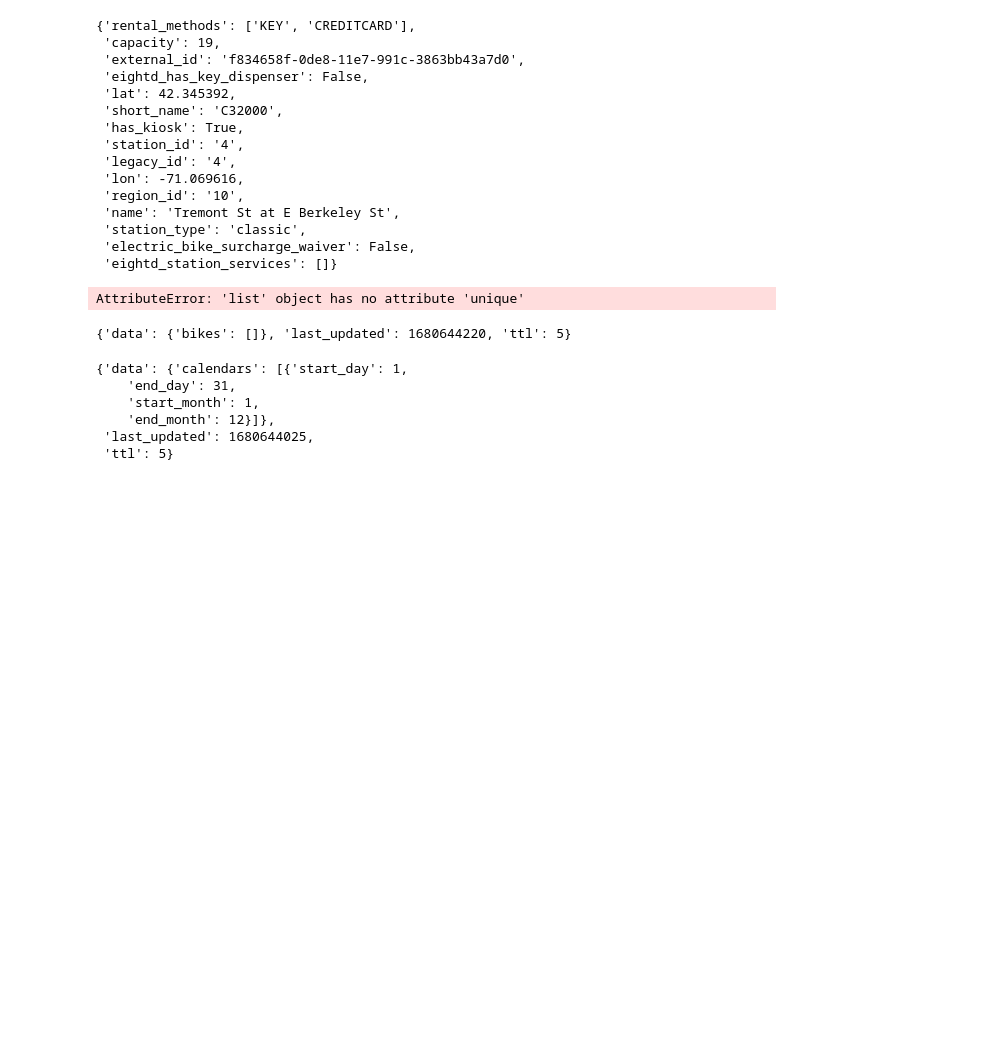
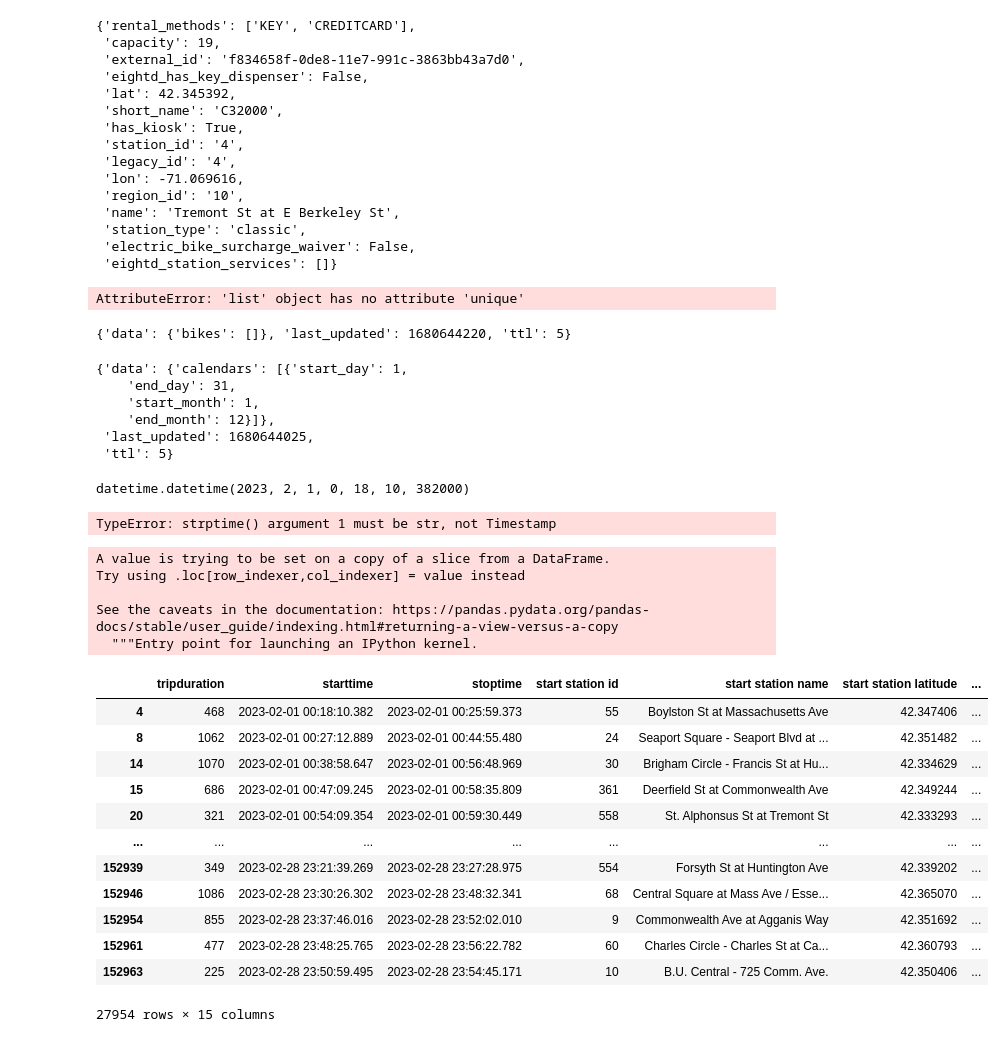
Before and after one commit to fzyang1227/bluebikes, a Jupyter notebook: DS4300_Project.ipynb, the cells around one changed output. Drawn from its saved outputs; the diff is of its cells as text; code cells hidden in the pictures; blank space fills up the shorter version.

```diff
--- a/DS4300_Project.ipynb
+++ b/DS4300_Project.ipynb
@@ -212,3 +213,38 @@ request3.json()
     'end_month': 12}]},
  'last_updated': 1680644025,
  'ttl': 5}
+# %%
+datetime.strptime('2023-02-01 00:18:10.3820', '%Y-%m-%d %H:%M:%S.%f')
+# %% [output]
+datetime.datetime(2023, 2, 1, 0, 18, 10, 382000)
+# %%
+df_bluebikes['starttime'] = df_bluebikes['starttime'].apply(lambda x : dt.datetime.strptime(x,
+                                              '%Y-%m-%d %H:%M:%S.%f'))
+df_bluebikes['stoptime'] = df_bluebikes['stoptime'].apply(lambda x : dt.datetime.strptime(x,
+                                              '%Y-%m-%d %H:%M:%S.%f'))
+# %% [output]
+TypeError: strptime() argument 1 must be str, not Timestamp
+# %%
+df_bluebikes['day_of_week'] = df_bluebikes['starttime'].dt.dayofweek
+# %% [output]
+A value is trying to be set on a copy of a slice from a DataFrame.
+Try using .loc[row_indexer,col_indexer] = value instead
+
+See the caveats in the documentation: https://pandas.pydata.org/pandas-docs/stable/user_guide/indexing.html#returning-a-view-versus-a-copy
+  """Entry point for launching an IPython kernel.
+# %%
+df_bluebikes
+# %% [output]
+|  | tripduration | starttime | stoptime | start station id | start station name | start station latitude | ... |
+| 4 | 468 | 2023-02-01 00:18:10.382 | 2023-02-01 00:25:59.373 | 55 | Boylston St at Massachusetts Ave | 42.347406 | ... |
+| 8 | 1062 | 2023-02-01 00:27:12.889 | 2023-02-01 00:44:55.480 | 24 | Seaport Square - Seaport Blvd at ... | 42.351482 | ... |
+| 14 | 1070 | 2023-02-01 00:38:58.647 | 2023-02-01 00:56:48.969 | 30 | Brigham Circle - Francis St at Hu... | 42.334629 | ... |
+| 15 | 686 | 2023-02-01 00:47:09.245 | 2023-02-01 00:58:35.809 | 361 | Deerfield St at Commonwealth Ave | 42.349244 | ... |
+| 20 | 321 | 2023-02-01 00:54:09.354 | 2023-02-01 00:59:30.449 | 558 | St. Alphonsus St at Tremont St | 42.333293 | ... |
+| ... | ... | ... | ... | ... | ... | ... | ... |
+| 152939 | 349 | 2023-02-28 23:21:39.269 | 2023-02-28 23:27:28.975 | 554 | Forsyth St at Huntington Ave | 42.339202 | ... |
+| 152946 | 1086 | 2023-02-28 23:30:26.302 | 2023-02-28 23:48:32.341 | 68 | Central Square at Mass Ave / Esse... | 42.365070 | ... |
+| 152954 | 855 | 2023-02-28 23:37:46.016 | 2023-02-28 23:52:02.010 | 9 | Commonwealth Ave at Agganis Way | 42.351692 | ... |
+| 152961 | 477 | 2023-02-28 23:48:25.765 | 2023-02-28 23:56:22.782 | 60 | Charles Circle - Charles St at Ca... | 42.360793 | ... |
+| 152963 | 225 | 2023-02-28 23:50:59.495 | 2023-02-28 23:54:45.171 | 10 | B.U. Central - 725 Comm. Ave. | 42.350406 | ... |
+27954 rows × 15 columns
```
Also changed, not shown: parts of 2 cells of this notebook.
